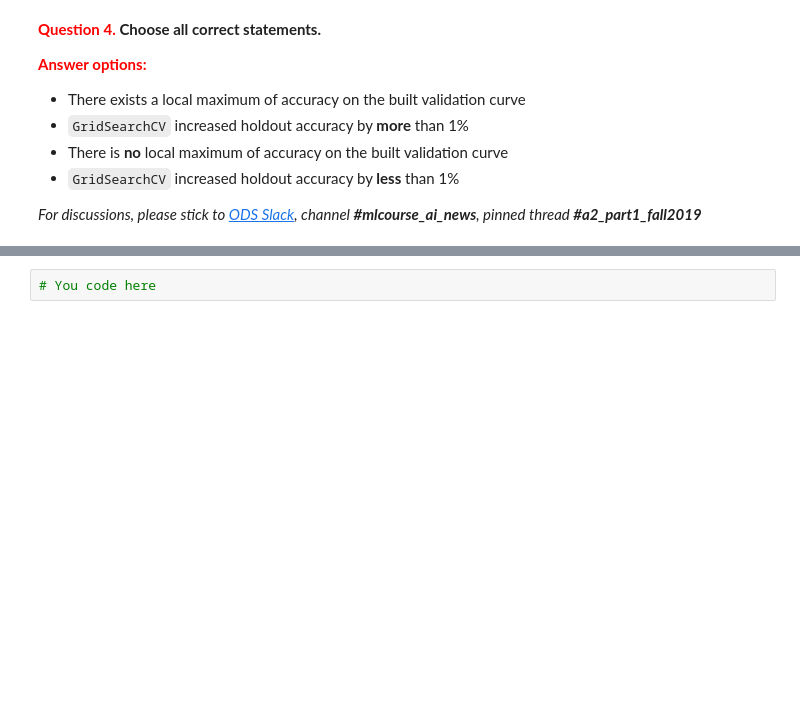
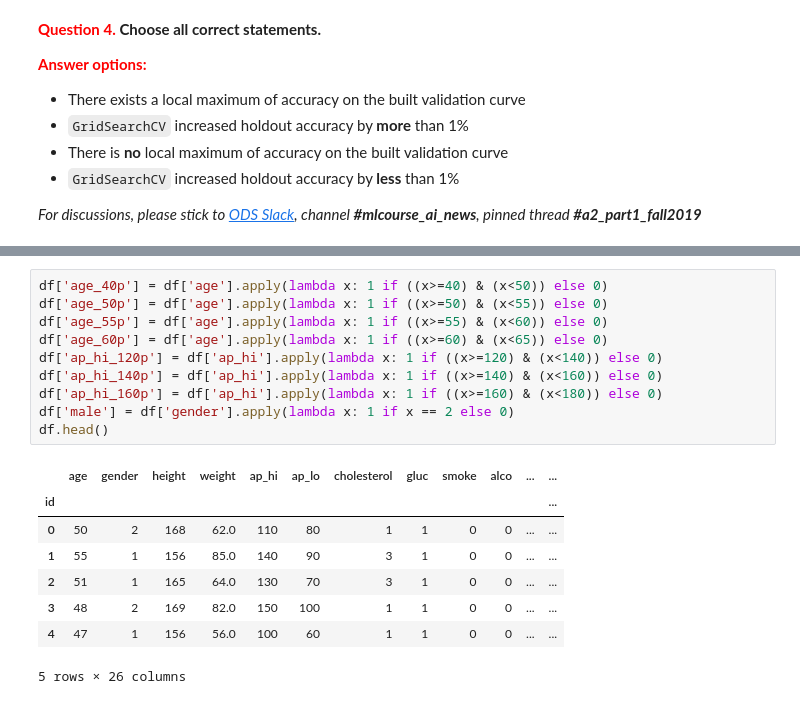
Before and after one commit to bukashu/mlcourse.ai, a Jupyter notebook: jupyter_english/assignments_fall2019/assignment2_part1_decision_trees.ipynb, the cells around one changed output, grey strips where cells are left out. Saved outputs shown, nothing was run; the diff lists cells and outputs as text; blank space fills up the shorter version.

```diff
--- a/jupyter_english/assignments_fall2019/assignment2_part1_decision_trees.ipynb
+++ b/jupyter_english/assignments_fall2019/assignment2_part1_decision_trees.ipynb
@@ -378,5 +408,22 @@ Create a decision tree with the limitation `max_depth=3` and train it on the who
 - Age from 60 to 65 (years)
 
 *For discussions, please stick to [ODS Slack](https://opendatascience.slack.com/), channel __#mlcourse_ai_news__, pinned thread __#a2_part1_fall2019__*
-# %%
-# You code here
+# %%
+df['age_40p'] = df['age'].apply(lambda x: 1 if ((x>=40) & (x<50)) else 0)
+df['age_50p'] = df['age'].apply(lambda x: 1 if ((x>=50) & (x<55)) else 0)
+df['age_55p'] = df['age'].apply(lambda x: 1 if ((x>=55) & (x<60)) else 0)
+df['age_60p'] = df['age'].apply(lambda x: 1 if ((x>=60) & (x<65)) else 0)
+df['ap_hi_120p'] = df['ap_hi'].apply(lambda x: 1 if ((x>=120) & (x<140)) else 0)
+df['ap_hi_140p'] = df['ap_hi'].apply(lambda x: 1 if ((x>=140) & (x<160)) else 0)
+df['ap_hi_160p'] = df['ap_hi'].apply(lambda x: 1 if ((x>=160) & (x<180)) else 0)
+df['male'] = df['gender'].apply(lambda x: 1 if x == 2 else 0)
+df.head()
+# %% [output]
+|  | age | gender | height | weight | ap_hi | ap_lo | cholesterol | gluc | smoke | alco | ... | ... |
+| id |  |  |  |  |  |  |  |  |  |  |  | ... |
+| 0 | 50 | 2 | 168 | 62.0 | 110 | 80 | 1 | 1 | 0 | 0 | ... | ... |
+| 1 | 55 | 1 | 156 | 85.0 | 140 | 90 | 3 | 1 | 0 | 0 | ... | ... |
+| 2 | 51 | 1 | 165 | 64.0 | 130 | 70 | 3 | 1 | 0 | 0 | ... | ... |
+| 3 | 48 | 2 | 169 | 82.0 | 150 | 100 | 1 | 1 | 0 | 0 | ... | ... |
+| 4 | 47 | 1 | 156 | 56.0 | 100 | 60 | 1 | 1 | 0 | 0 | ... | ... |
+5 rows × 26 columns
```
Also changed, not shown: parts of 13 cells of this notebook, 2 other files.
